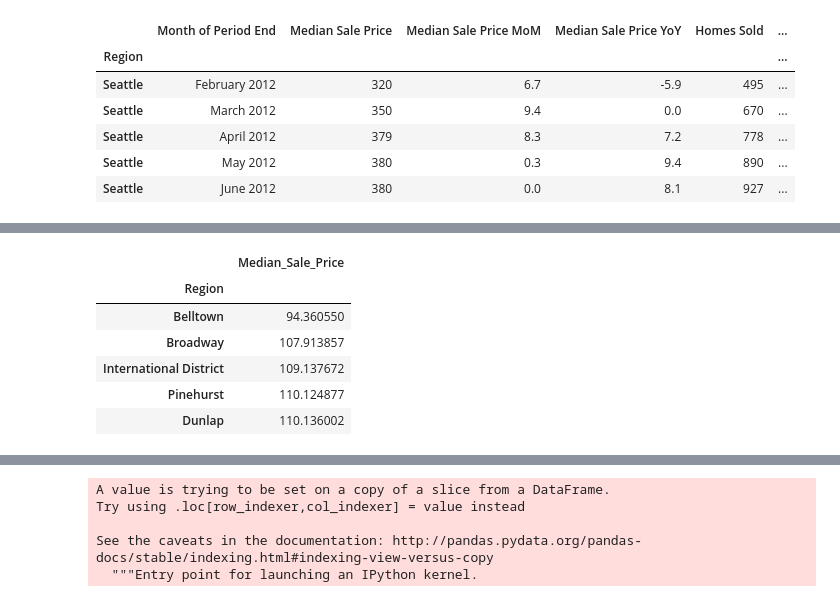
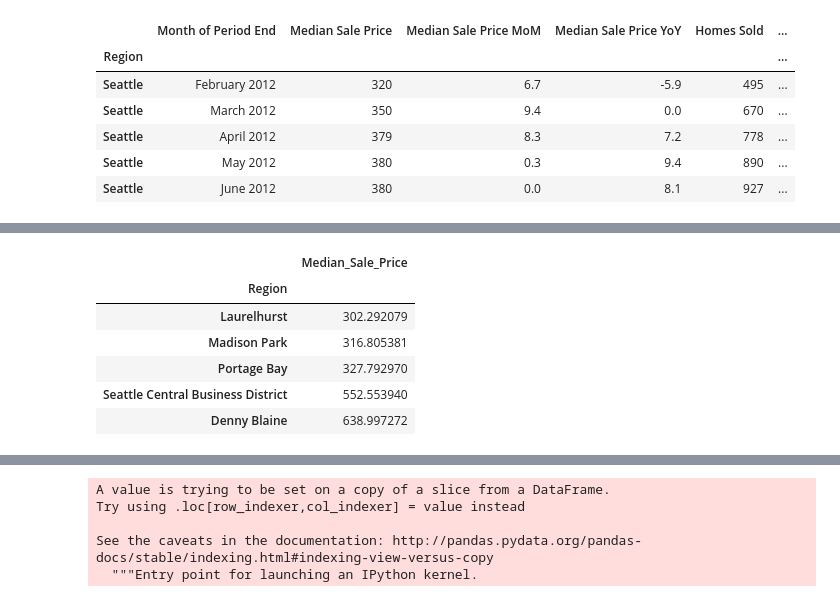
Before and after one commit to CapraRoyale/property-predictions, a Jupyter notebook: data_template.ipynb, the cells around one changed output, grey strips where cells are left out. Drawn from its saved outputs; the diff is of its cells as text; code cells hidden in the pictures.

```diff
--- a/data_template.ipynb
+++ b/data_template.ipynb
@@ -150,2 +106,6 @@ neighborhood_df[['Median Sale Price',
+# %%
+cols = [i for i in neighborhood_df.columns if i not in ["Region", "Month of Period End"]]
+for col in cols:
+    neighborhood_df[col]=pd.to_numeric(neighborhood_df[col])
 # %%
 neighborhood_df.columns = ['Month_of_Period_End','Median_Sale_Price',
@@ -192,19 +152,19 @@ dtype: object
 # %%
 std_df = pd.DataFrame(neighborhood_df["Median_Sale_Price"])
 
 std_df = std_df.groupby('Region').std()
 
 std_df.sort_values(by=['Median_Sale_Price'], inplace = True)
 
-std_df.head()
+std_df.tail()
 # %% [output]
 |  | Median_Sale_Price |
 | Region |  |
-| Belltown | 94.360550 |
-| Broadway | 107.913857 |
-| International District | 109.137672 |
-| Pinehurst | 110.124877 |
-| Dunlap | 110.136002 |
+| Laurelhurst | 302.292079 |
+| Madison Park | 316.805381 |
+| Portage Bay | 327.792970 |
+| Seattle Central Business District | 552.553940 |
+| Denny Blaine | 638.997272 |
 # %%
 belltown_df = neighborhood_df.loc[neighborhood_df.index == " Belltown"]
 #belltown_df = neighborhood_df.get_group(" Belltown")
```
Also changed, not shown: parts of 54 cells of this notebook, 1 other file.
